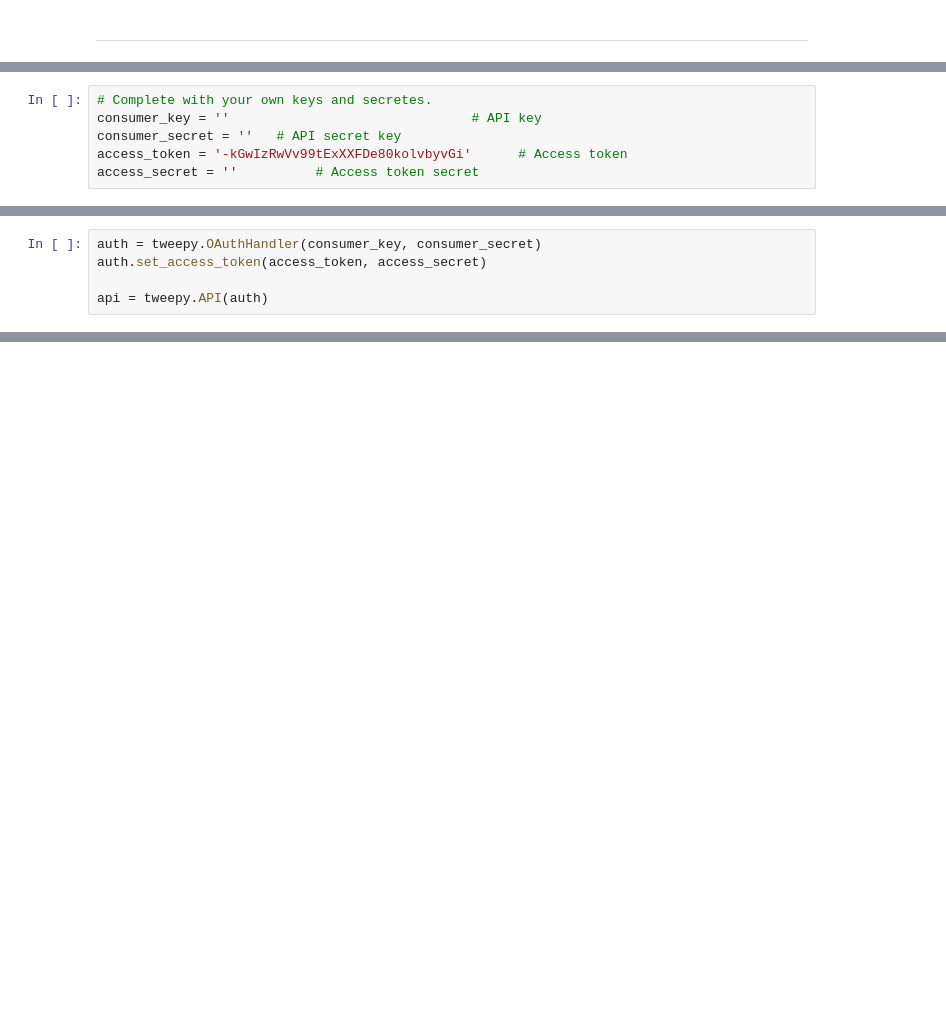
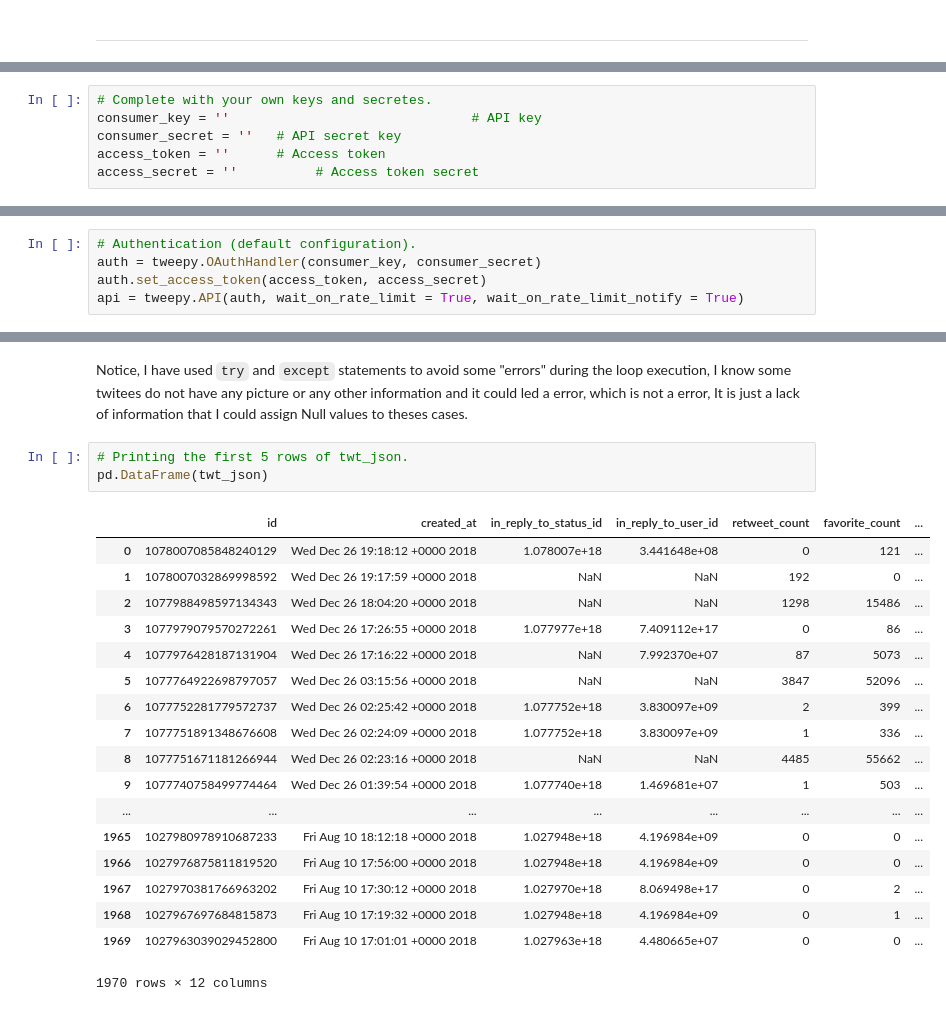
Before and after one commit to AndersonUyekita/ND111_data_science_foundations_02, a Jupyter notebook: 03-Chapter03/00-Project_02/nd111_udacity_project_02.ipynb, the cells around one changed output, grey strips where cells are left out. Cells and saved outputs as stored; diff of their text form; blank space fills up the shorter version.

```diff
--- a/03-Chapter03/00-Project_02/nd111_udacity_project_02.ipynb
+++ b/03-Chapter03/00-Project_02/nd111_udacity_project_02.ipynb
@@ -134,5 +152,5 @@ Please, fill with your own `consumer_key`, `consumer_secret`, `access_token` and
 # Complete with your own keys and secretes.
 consumer_key = ''                               # API key
 consumer_secret = ''   # API secret key
-access_token = '-kGwIzRwVv99tExXXFDe80kolvbyvGi'      # Access token
+access_token = ''      # Access token
 access_secret = ''          # Access token secret
@@ -139,5 +161,5 @@ access_secret = ''          # Access token secret
 # %%
+# Authentication (default configuration).
 auth = tweepy.OAuthHandler(consumer_key, consumer_secret)
 auth.set_access_token(access_token, access_secret)
-
-api = tweepy.API(auth)
+api = tweepy.API(auth, wait_on_rate_limit = True, wait_on_rate_limit_notify = True)
@@ -147,0 +280,24 @@ tweepy.__version__
+# %% [markdown]
+Notice, I have used `try` and `except` statements to avoid some "errors" during the loop execution, I know some twitees do not have any picture or any other information and it could led a error, which is not a error, It is just a lack of information that I could assign Null values to theses cases.
+# %%
+# Printing the first 5 rows of twt_json.
+pd.DataFrame(twt_json)
+# %% [output]
+|  | id | created_at | in_reply_to_status_id | in_reply_to_user_id | retweet_count | favorite_count | ... |
+| 0 | 1078007085848240129 | Wed Dec 26 19:18:12 +0000 2018 | 1.078007e+18 | 3.441648e+08 | 0 | 121 | ... |
+| 1 | 1078007032869998592 | Wed Dec 26 19:17:59 +0000 2018 | NaN | NaN | 192 | 0 | ... |
+| 2 | 1077988498597134343 | Wed Dec 26 18:04:20 +0000 2018 | NaN | NaN | 1298 | 15486 | ... |
+| 3 | 1077979079570272261 | Wed Dec 26 17:26:55 +0000 2018 | 1.077977e+18 | 7.409112e+17 | 0 | 86 | ... |
+| 4 | 1077976428187131904 | Wed Dec 26 17:16:22 +0000 2018 | NaN | 7.992370e+07 | 87 | 5073 | ... |
+| 5 | 1077764922698797057 | Wed Dec 26 03:15:56 +0000 2018 | NaN | NaN | 3847 | 52096 | ... |
+| 6 | 1077752281779572737 | Wed Dec 26 02:25:42 +0000 2018 | 1.077752e+18 | 3.830097e+09 | 2 | 399 | ... |
+| 7 | 1077751891348676608 | Wed Dec 26 02:24:09 +0000 2018 | 1.077752e+18 | 3.830097e+09 | 1 | 336 | ... |
+| 8 | 1077751671181266944 | Wed Dec 26 02:23:16 +0000 2018 | NaN | NaN | 4485 | 55662 | ... |
+| 9 | 1077740758499774464 | Wed Dec 26 01:39:54 +0000 2018 | 1.077740e+18 | 1.469681e+07 | 1 | 503 | ... |
+| ... | ... | ... | ... | ... | ... | ... | ... |
+| 1965 | 1027980978910687233 | Fri Aug 10 18:12:18 +0000 2018 | 1.027948e+18 | 4.196984e+09 | 0 | 0 | ... |
+| 1966 | 1027976875811819520 | Fri Aug 10 17:56:00 +0000 2018 | 1.027948e+18 | 4.196984e+09 | 0 | 0 | ... |
+| 1967 | 1027970381766963202 | Fri Aug 10 17:30:12 +0000 2018 | 1.027970e+18 | 8.069498e+17 | 0 | 2 | ... |
+| 1968 | 1027967697684815873 | Fri Aug 10 17:19:32 +0000 2018 | 1.027948e+18 | 4.196984e+09 | 0 | 1 | ... |
+| 1969 | 1027963039029452800 | Fri Aug 10 17:01:01 +0000 2018 | 1.027963e+18 | 4.480665e+07 | 0 | 0 | ... |
+1970 rows × 12 columns
```
Also changed, not shown: parts of 28 cells of this notebook, 3 other files.
